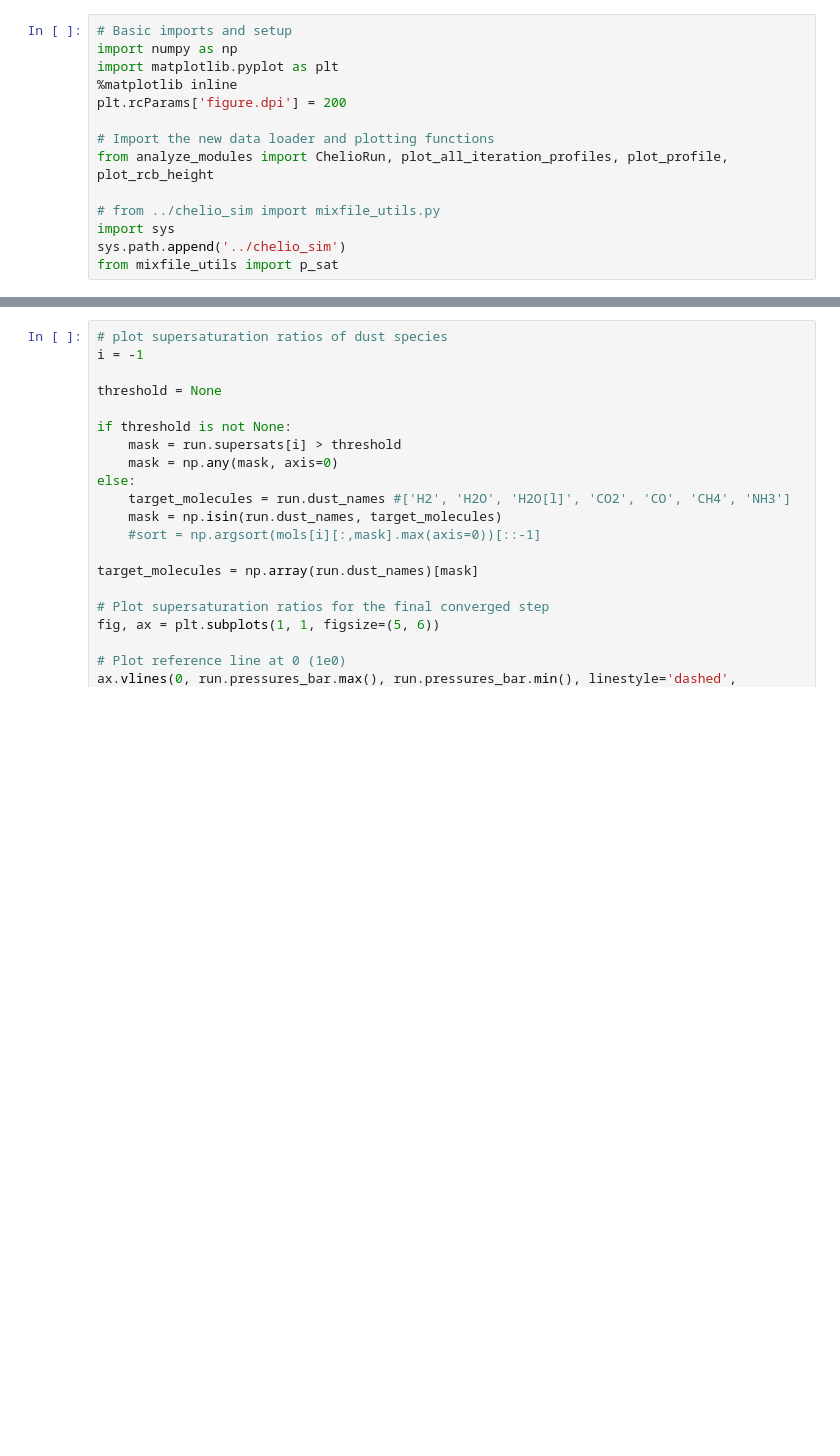
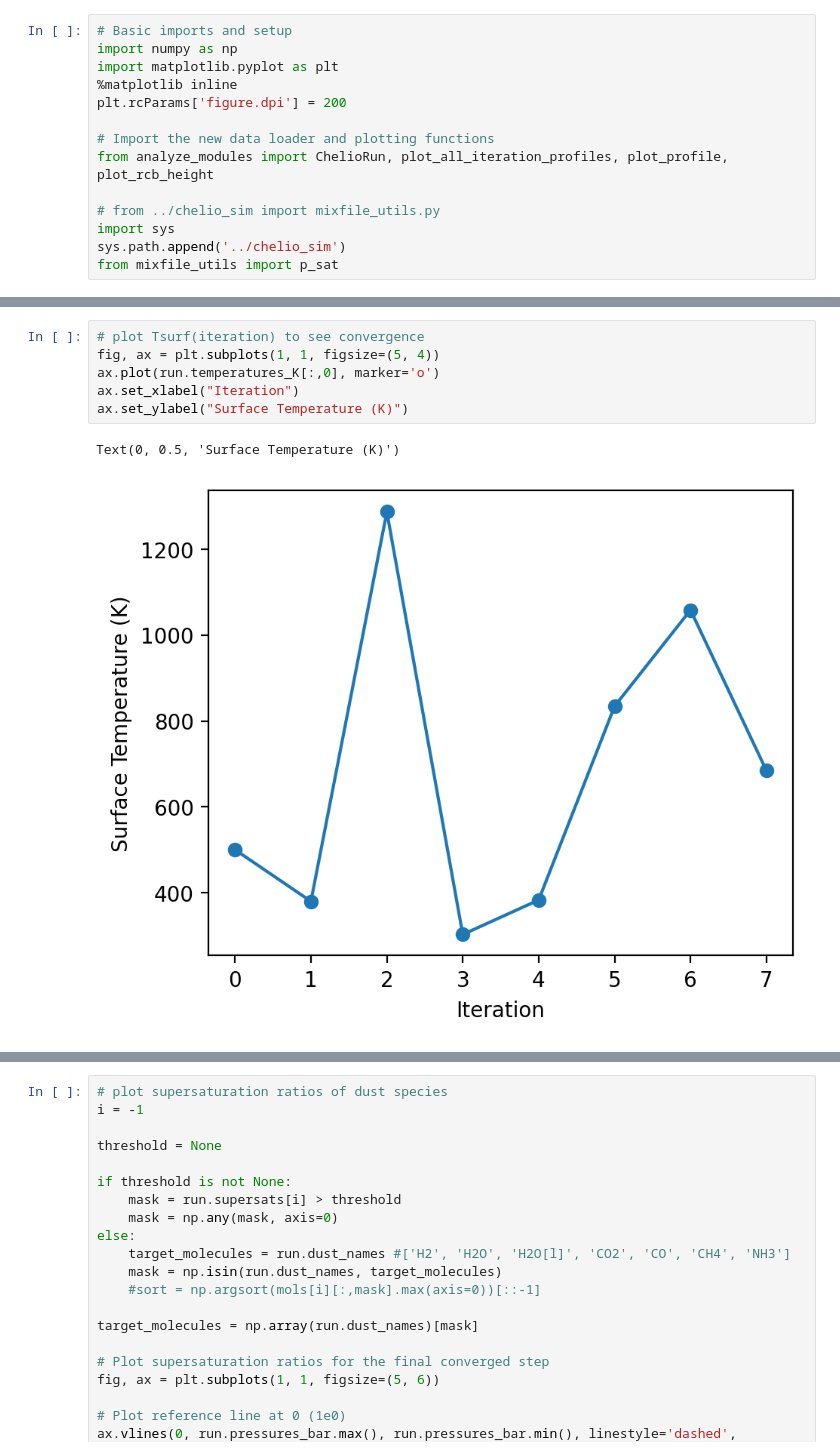
Before and after one commit to DavidDahlbudding/chelio, a Jupyter notebook: analyze/1_IndividualRun.ipynb, the cells around one changed output, grey strips where cells are left out. Cells and saved outputs as stored; diff of their text form; blank space fills up the shorter version.

```diff
--- a/analyze/1_IndividualRun.ipynb
+++ b/analyze/1_IndividualRun.ipynb
@@ -177,3 +185,12 @@ Error:
+# %%
+# plot Tsurf(iteration) to see convergence
+fig, ax = plt.subplots(1, 1, figsize=(5, 4))
+ax.plot(run.temperatures_K[:,0], marker='o')
+ax.set_xlabel("Iteration")
+ax.set_ylabel("Surface Temperature (K)")
+# %% [output]
+Text(0, 0.5, 'Surface Temperature (K)')
+[figure, added]
 # %%
 # plot the dust "mixing ratios"
 i = -1
```
Also changed, not shown: parts of 5 cells of this notebook, 4 other files.
